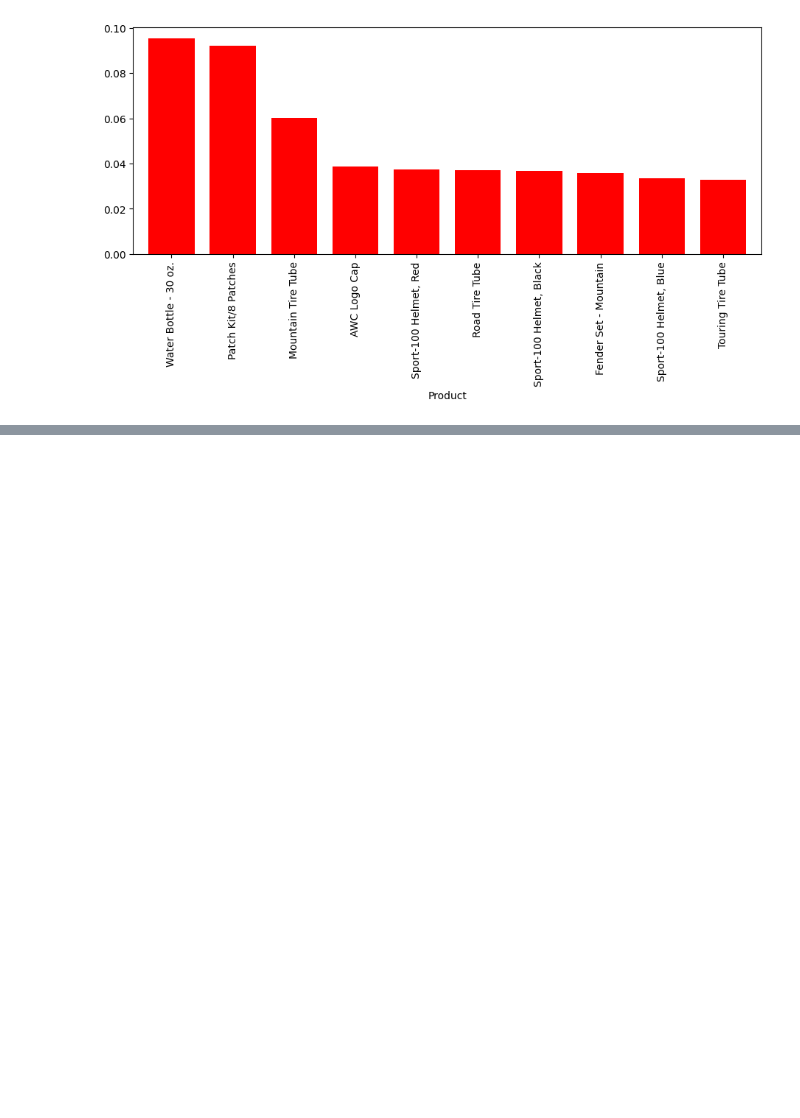
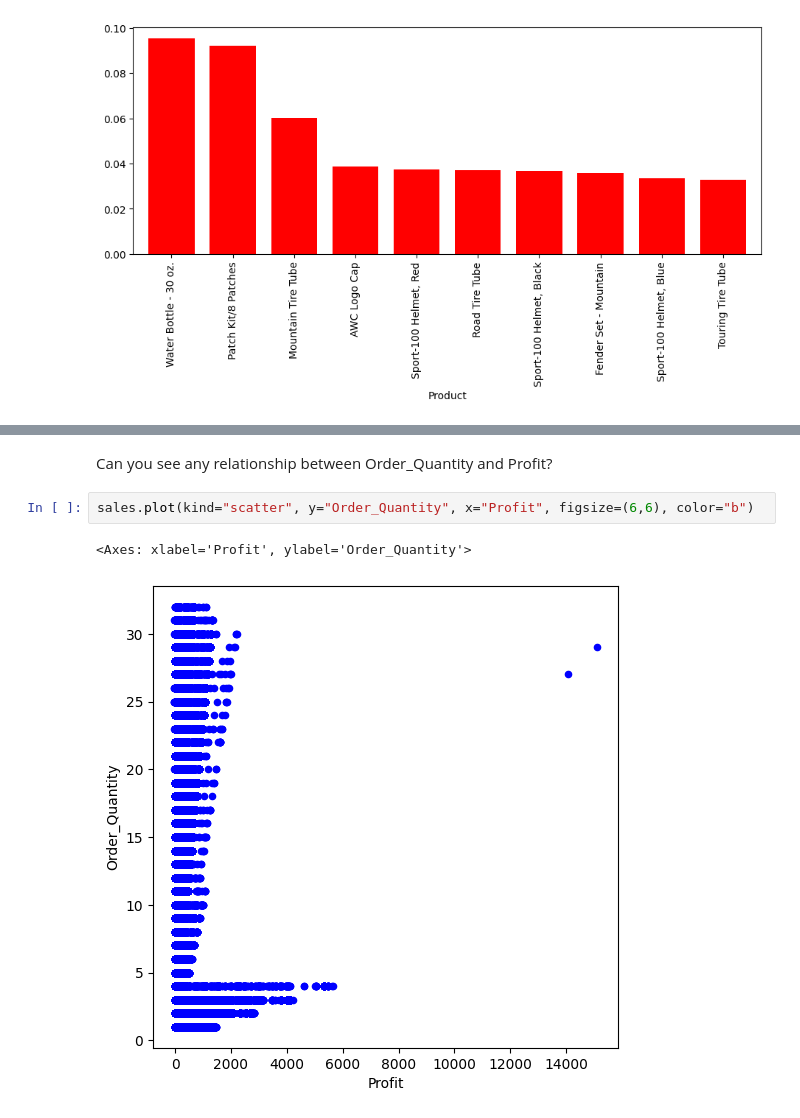
Before and after one commit to HashAlike/Data-Analysis-Notes, a Jupyter notebook: Mini_projects/01- Bike_Store_Sales.ipynb, the cells around one changed output, grey strips where cells are left out. Drawn from its saved outputs; the diff is of its cells as text; blank space fills up the shorter version.

```diff
--- a/Mini_projects/01- Bike_Store_Sales.ipynb
+++ b/Mini_projects/01- Bike_Store_Sales.ipynb
@@ -226,0 +234,7 @@ sales["Product"].value_counts(normalize= True).head(10).plot(kind="bar", figsize
+# %% [markdown]
+Can you see any relationship between Order_Quantity and Profit?
+# %%
+sales.plot(kind="scatter", y="Order_Quantity", x="Profit", figsize=(6,6), color="b")
+# %% [output]
+<Axes: xlabel='Profit', ylabel='Order_Quantity'>
+[figure, added]
```
Also changed, not shown: parts of 35 cells of this notebook.
